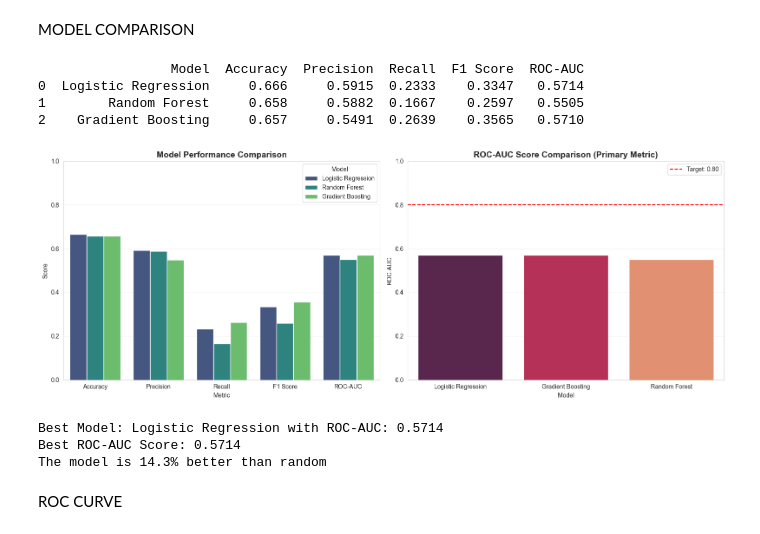
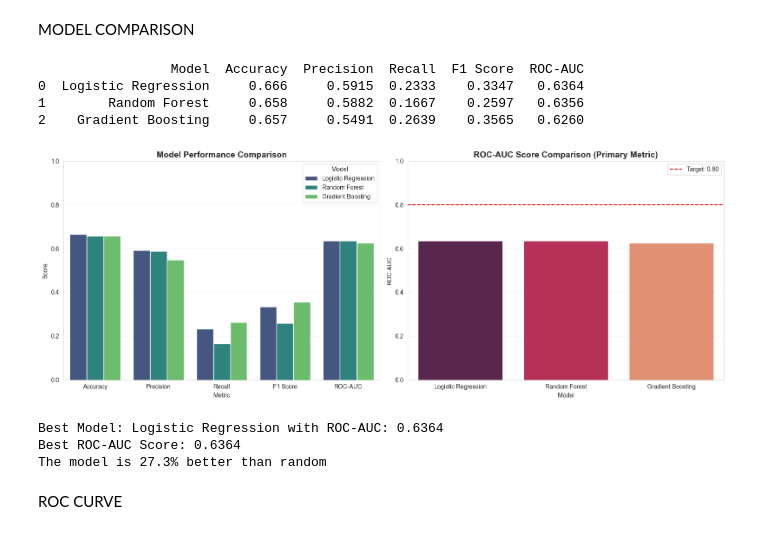
Before and after one commit to Wewds1/healthcare-billing, a Jupyter notebook: ml/notebooks/denial_model_exploration.ipynb, the cells around one changed output. Drawn from its saved outputs; the diff is of its cells as text; code cells hidden in the pictures.

```diff
--- a/ml/notebooks/denial_model_exploration.ipynb
+++ b/ml/notebooks/denial_model_exploration.ipynb
@@ -420,47 +420,47 @@ comparison = pd.DataFrame({
     'Precision': [precision_score(y_test, y_pred_lr), precision_score(y_test, y_pred_rf), precision_score(y_test, y_pred_gb)],
     'Recall': [recall_score(y_test, y_pred_lr), recall_score(y_test, y_pred_rf), recall_score(y_test, y_pred_gb)],
     'F1 Score': [f1_score(y_test, y_pred_lr), f1_score(y_test, y_pred_rf), f1_score(y_test, y_pred_gb)],
-    'ROC-AUC': [roc_auc_score(y_test, y_pred_lr), roc_auc_score(y_test, y_pred_rf), roc_auc_score(y_test, y_pred_gb)]
+    'ROC-AUC': [roc_auc_score(y_test, y_pred_proba_lr),roc_auc_score(y_test, y_pred_proba_rf),roc_auc_score(y_test, y_pred_proba_gb)]
 })
 
 print(comparison.round(4))
 
 fig, axes = plt.subplots(1, 2, figsize=(16, 6))
 comparison_melted = comparison.melt(id_vars='Model', var_name='Metric', value_name='Score')
 sns.barplot(data=comparison_melted, x='Metric', y='Score', hue='Model', ax=axes[0], palette='viridis')
 axes[0].set_title('Model Performance Comparison', fontsize=14, fontweight='bold')
 axes[0].set_ylim(0, 1)
 axes[0].legend(title='Model', loc='upper right')
 axes[0].grid(axis='y', alpha=0.3)
 
 roc_data = comparison[['Model', 'ROC-AUC']].sort_values('ROC-AUC', ascending=False)
 sns.barplot(data=roc_data, x='Model', y='ROC-AUC', palette='rocket', ax=axes[1])
 axes[1].set_title('ROC-AUC Score Comparison (Primary Metric)', fontsize=14, fontweight='bold')
 axes[1].set_ylim(0, 1)
 axes[1].axhline(y=0.8, color='red', linestyle='--', label='Target: 0.80')
 axes[1].legend()
 axes[1].grid(axis='y', alpha=0.3)
 
 plt.tight_layout()
 plt.show()
 
 
 best_model_idx = comparison['ROC-AUC'].idxmax()
 best_model_name = comparison.loc[best_model_idx, 'Model']
 best_auc = comparison.loc[best_model_idx, 'ROC-AUC']
 
 print(f"Best Model: {best_model_name} with ROC-AUC: {best_auc:.4f}")
 print(f"Best ROC-AUC Score: {best_auc:.4f}")
 print(f"The model is {(best_auc - 0.5) / 0.5 * 100:.1f}% better than random")
 # %% [output]
                  Model  Accuracy  Precision  Recall  F1 Score  ROC-AUC
-0  Logistic Regression     0.666     0.5915  0.2333    0.3347   0.5714
-1        Random Forest     0.658     0.5882  0.1667    0.2597   0.5505
-2    Gradient Boosting     0.657     0.5491  0.2639    0.3565   0.5710
+0  Logistic Regression     0.666     0.5915  0.2333    0.3347   0.6364
+1        Random Forest     0.658     0.5882  0.1667    0.2597   0.6356
+2    Gradient Boosting     0.657     0.5491  0.2639    0.3565   0.6260
-[figure, old version]
+[figure, new version]
-Best Model: Logistic Regression with ROC-AUC: 0.5714
-Best ROC-AUC Score: 0.5714
-The model is 14.3% better than random
+Best Model: Logistic Regression with ROC-AUC: 0.6364
+Best ROC-AUC Score: 0.6364
+The model is 27.3% better than random
 # %% [markdown]
 ROC CURVE
 # %%
```
Also changed, not shown: 2 other files.
